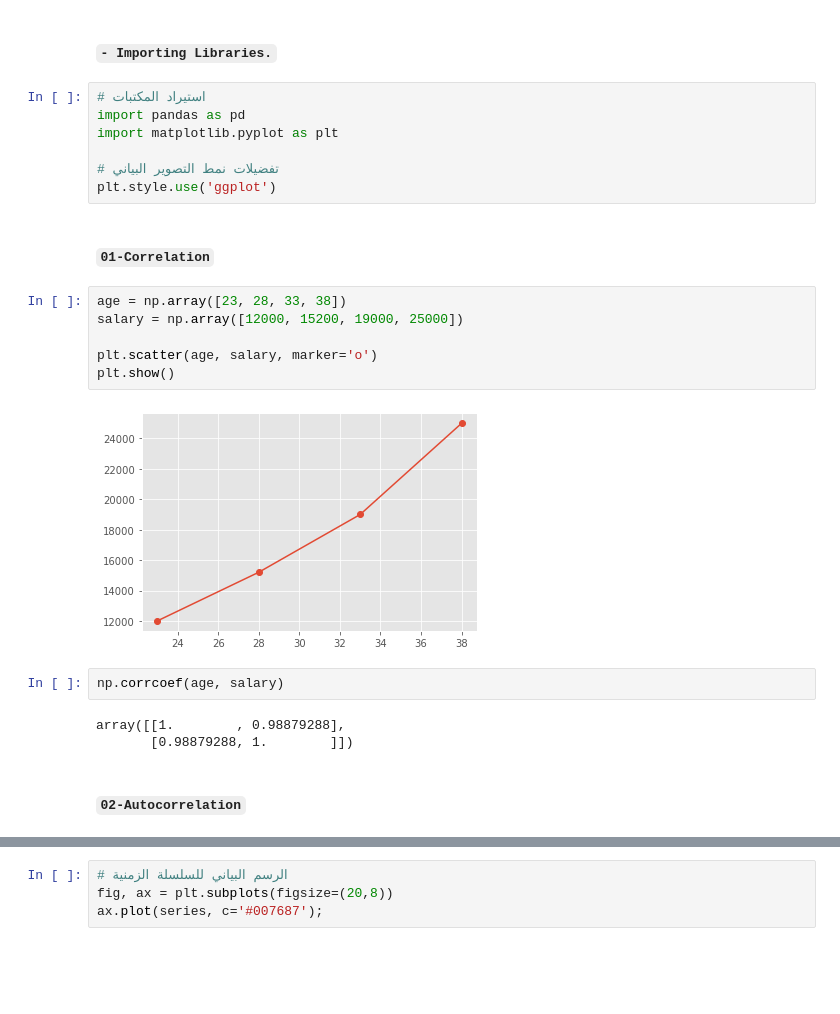
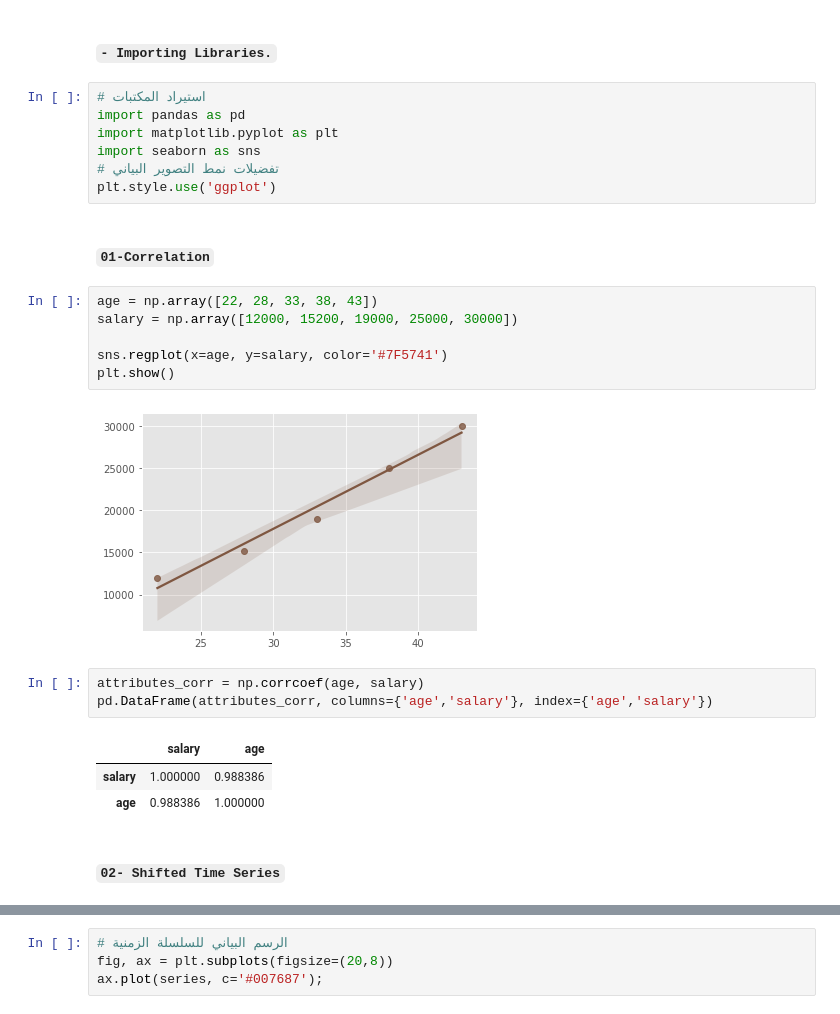
Before and after one commit to AI-MOO/Time_Series_Arabic_Explaination, a Jupyter notebook: 05-Autocorrelation_and_Partial_Autocorrelation.ipynb, the cells around one changed output, grey strips where cells are left out. Drawn from its saved outputs; the diff is of its cells as text; blank space fills up the shorter version.

```diff
--- a/05-Autocorrelation_and_Partial_Autocorrelation.ipynb
+++ b/05-Autocorrelation_and_Partial_Autocorrelation.ipynb
@@ -7,23 +7,25 @@
 # استيراد المكتبات
 import pandas as pd
 import matplotlib.pyplot as plt
-
+import seaborn as sns
 # تفضيلات نمط التصوير البياني
 plt.style.use('ggplot')
 # %% [markdown]
 #### `01-Correlation`
 # %%
-age = np.array([23, 28, 33, 38])
-salary = np.array([12000, 15200, 19000, 25000])
+age = np.array([22, 28, 33, 38, 43])
+salary = np.array([12000, 15200, 19000, 25000, 30000])
 
-plt.scatter(age, salary, marker='o')
+sns.regplot(x=age, y=salary, color='#7F5741')
 plt.show()
 # %% [output]
-[figure, old version]
+[figure, new version]
-# %%
-np.corrcoef(age, salary)
-# %% [output]
-array([[1.        , 0.98879288],
-       [0.98879288, 1.        ]])
+# %%
+attributes_corr = np.corrcoef(age, salary)
+pd.DataFrame(attributes_corr, columns={'age','salary'}, index={'age','salary'})
+# %% [output]
+|  | salary | age |
+| salary | 1.000000 | 0.988386 |
+| age | 0.988386 | 1.000000 |
 # %% [markdown]
-#### `02-Autocorrelation`
+#### `02- Shifted Time Series`
```
Also changed, not shown: parts of 21 cells of this notebook.
